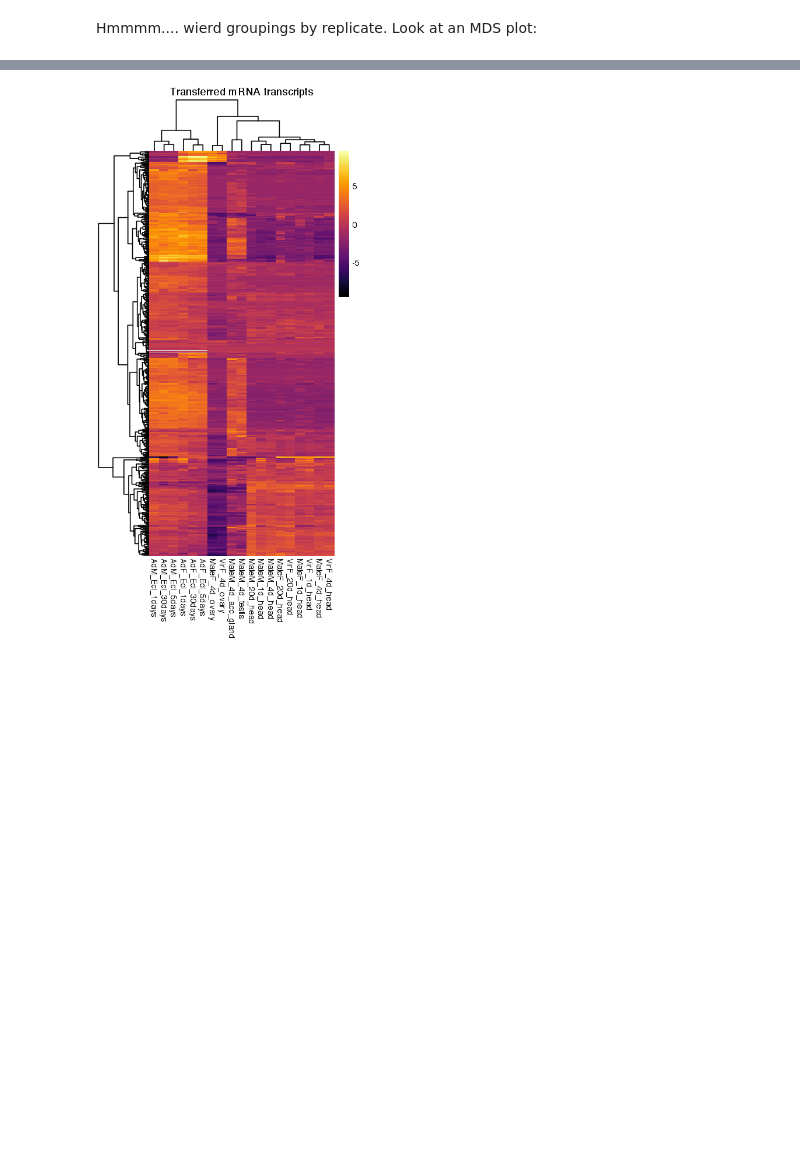
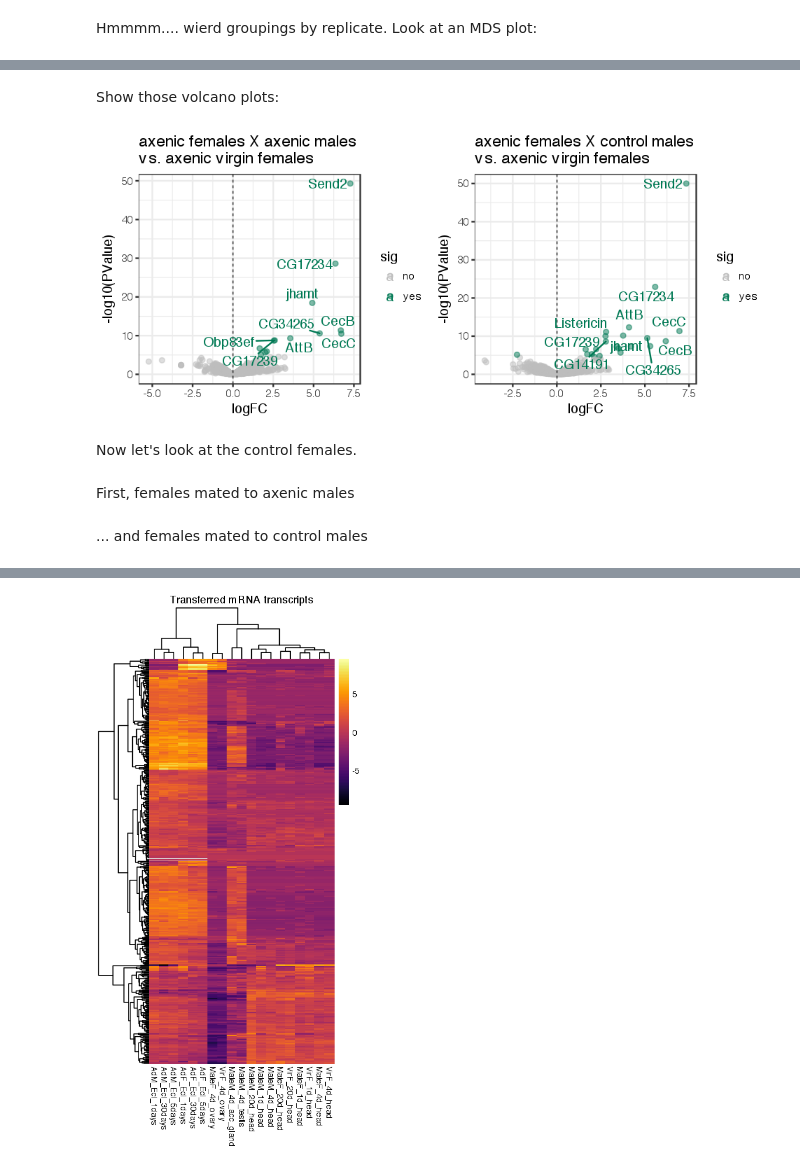
Before and after one commit to YazBraimah/Axenic.PM, a Jupyter notebook: R_analysis_pipeline.ipynb, the cells around one changed output, grey strips where cells are left out. Saved outputs shown, nothing was run; the diff lists cells and outputs as text; code cells hidden in the pictures; blank space fills up the shorter version.

```diff
--- a/R_analysis_pipeline.ipynb
+++ b/R_analysis_pipeline.ipynb
@@ -287,0 +314,39 @@ wierd_genes
+# %%
+# define contrasts:
+AC.v.AO_contrasts <- makeContrasts(AC-AO, levels=design)
+
+# run the LRT and extract the DE table
+lrt.AC.v.AO <- glmLRT(dgeList_fit, contrast = AC.v.AO_contrasts)
+lrt.AC.v.AO.tTags <- topTags(lrt.AC.v.AO, n = NULL)
+lrt.AC.v.AO.table <- lrt.AC.v.AO.tTags$table
+lrt.AC.v.AO.table$sig = ifelse(lrt.AC.v.AO.table$FDR < 0.01 & (lrt.AC.v.AO.table$logFC > 1 | lrt.AC.v.AO.table$logFC < -1), "yes", "no")
+lrt.AC.v.AO.table$direction = ifelse(lrt.AC.v.AO.table$sig == "yes" & lrt.AC.v.AO.table$logFC > 1, "Up", ifelse(lrt.AC.v.AO.table$sig == "yes" & lrt.AC.v.AO.table$logFC < -1, "Down", "n.s."))
+lrt.AC.v.AO.table$gene = rownames(lrt.AC.v.AO.table)
+lrt.AC.v.AO.table = merge(lrt.AC.v.AO.table, FBgn_to_symbol, by.x = "gene", by.y = "primary_FBgn", all.x = T)
+AC.v.AO_sigGenes = subset(lrt.AC.v.AO.table, sig == "yes")$gene
+#
+# options(repr.plot.width = 5, repr.plot.height = 3.5)
+AC.v.AO_contrasts_volcano.gg = ggplot(lrt.AC.v.AO.table, aes(logFC, -log10(PValue), colour = sig)) +
+    geom_point(alpha = 0.5) +
+    geom_vline(xintercept = 0, linetype = "dashed", alpha = 0.5) +
+    geom_text_repel(data = filter(lrt.AC.v.AO.table, sig == "yes" & -log10(PValue) > 7.5),aes(label=gene_symbol),
+                    force = 10,
+#                     inherit.aes = F,
+#                     box.padding = unit(0.35, "lines"),
+#                     point.padding = unit(0.5, "lines"),
+                    fontface = "bold",
+                    size = 4) +
+    labs(title = "axenic females X control males\nvs. axenic virgin females", size = 2) +
+    scale_colour_manual(values = c("gray","#007954")) +
+    theme_bw()
+# %% [markdown]
+Show those volcano plots:
+# %%
+options(repr.plot.width = 8, repr.plot.height = 3.5)
+plot_grid(AA.v.AO_contrasts_volcano.gg, AC.v.AO_contrasts_volcano.gg, ncol = 2)
+# %% [output]
+[figure, added]
+# %% [markdown]
+Now let's look at the control females.
+# %% [markdown]
+First, females mated to axenic males
@@ -288 +381,3 @@ wierd_genes
+# %% [markdown]
+... and females mated to control males
 # %%
```
Also changed, not shown: parts of 50 cells of this notebook, 1 other file.
